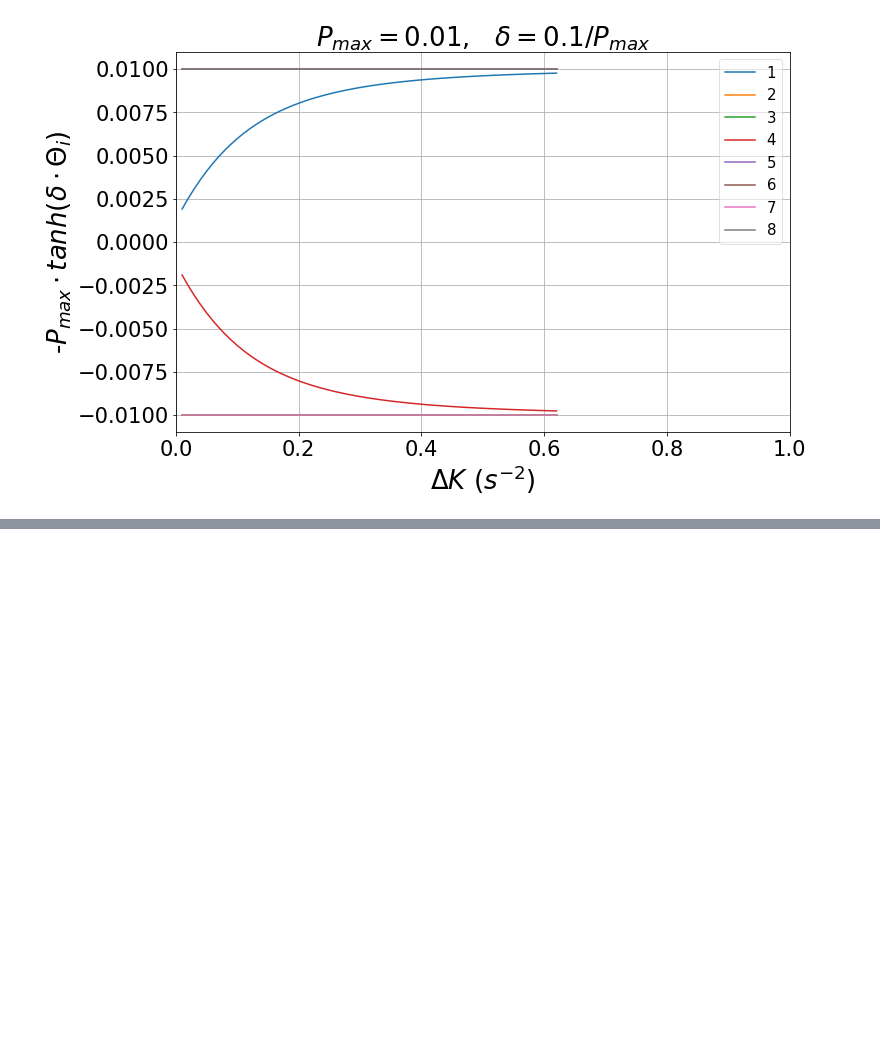
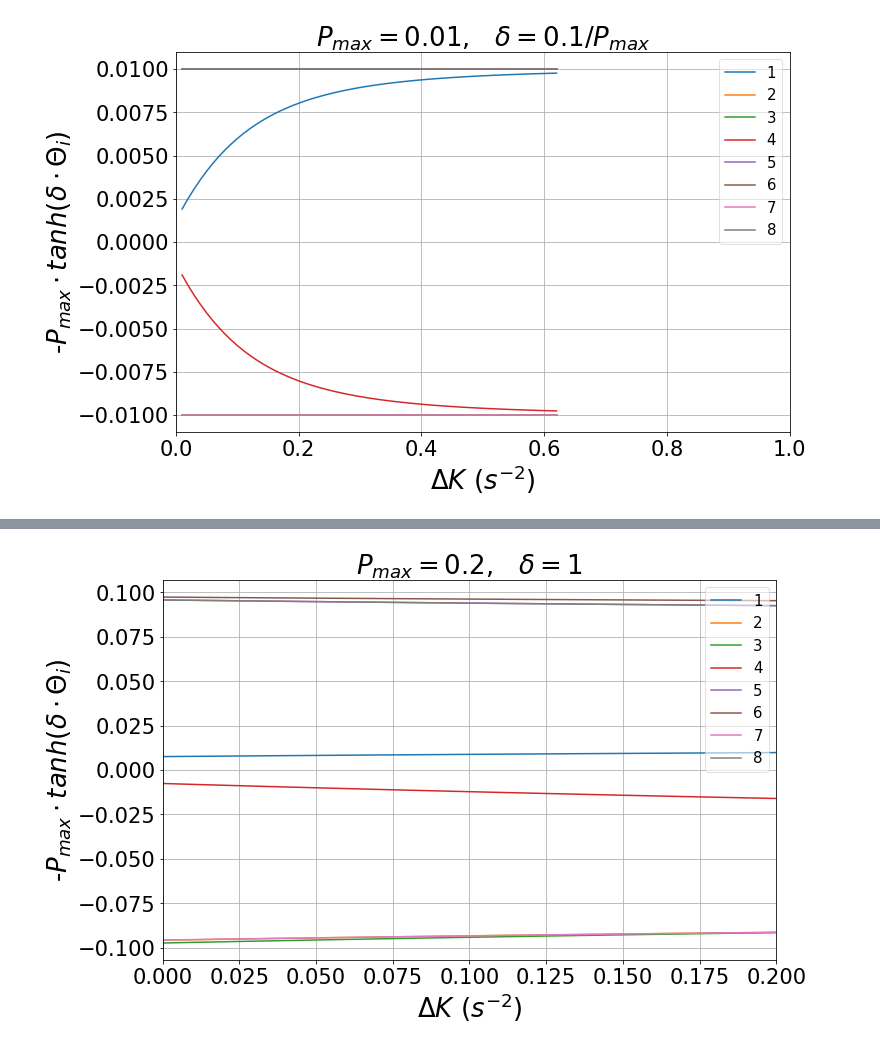
Before and after one commit to nicoleorzan/Braess-paradox, a Jupyter notebook: Plots.ipynb, the cells around one changed output, grey strips where cells are left out. Saved outputs shown, nothing was run; the diff lists cells and outputs as text; code cells hidden in the pictures; blank space fills up the shorter version.

```diff
--- a/Plots.ipynb
+++ b/Plots.ipynb
@@ -240,0 +287,23 @@ plt.show()
+# %%
+df = pd.read_csv("more_nodes/Data/delta1_pmax02_capacity_variation", delim_whitespace = True)
+fig = plt.figure(figsize=(11,7))
+ax = fig.add_subplot(111)
+ax.plot(df.iloc[:,0], df.iloc[:,1], label = "1")
+ax.plot(df.iloc[:,0], df.iloc[:,2], label = "2")
+ax.plot(df.iloc[:,0], df.iloc[:,3], label = "3")
+ax.plot(df.iloc[:,0], df.iloc[:,4], label = "4")#, color='red')
+ax.plot(df.iloc[:,0], df.iloc[:,5], label = "5")
+ax.plot(df.iloc[:,0], df.iloc[:,6], label = "6")
+ax.plot(df.iloc[:,0], df.iloc[:,7], label = "7")
+ax.plot(df.iloc[:,0], df.iloc[:,8], label = "8")
+ax.set_title("$P_{max} = 0.2$,   $\delta = 1$", size=26)
+ax.set_xlabel("$\Delta K$ $(s^{-2})$", size = 26)
+ax.set_ylabel("-$P_{max} \cdot tanh(\delta \cdot \Theta_i)$", size = 26)
+ax.tick_params(labelsize=21)
+ax.set_xlim([0,0.2])
+plt.grid()
+plt.legend(loc='upper right', prop={'size': 15}, framealpha=0.6)
+plt.savefig('delta1_pmax02_capacity_variation.png', bbox_inches='tight')
+plt.show()
+# %% [output]
+[figure, added]
```
Also changed, not shown: parts of 6 cells of this notebook, 14 other files.
